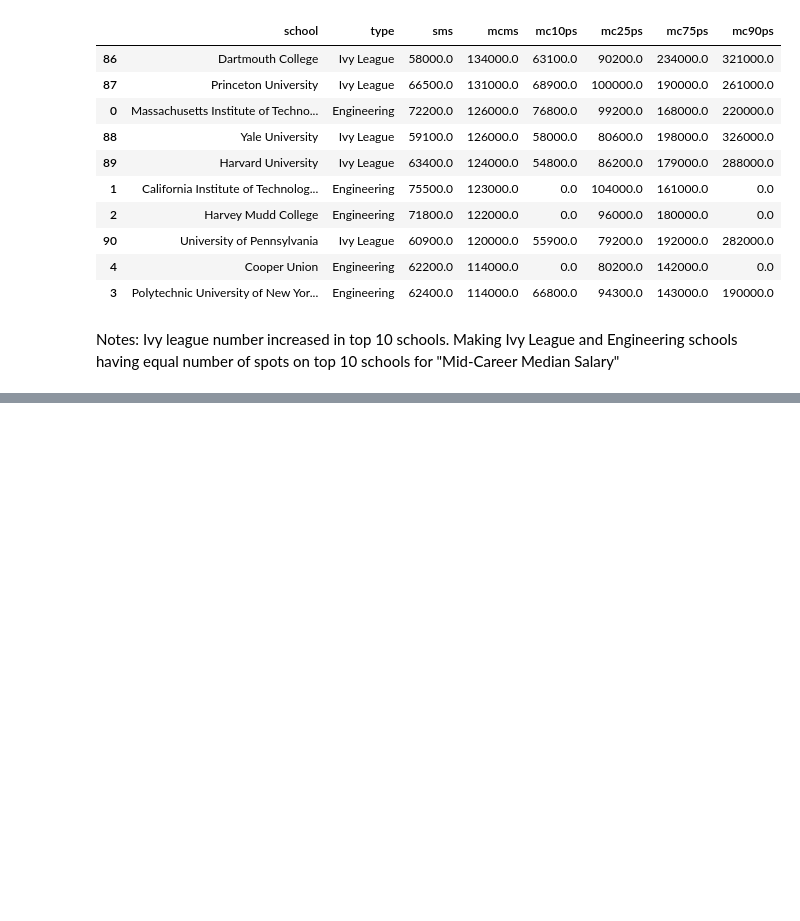
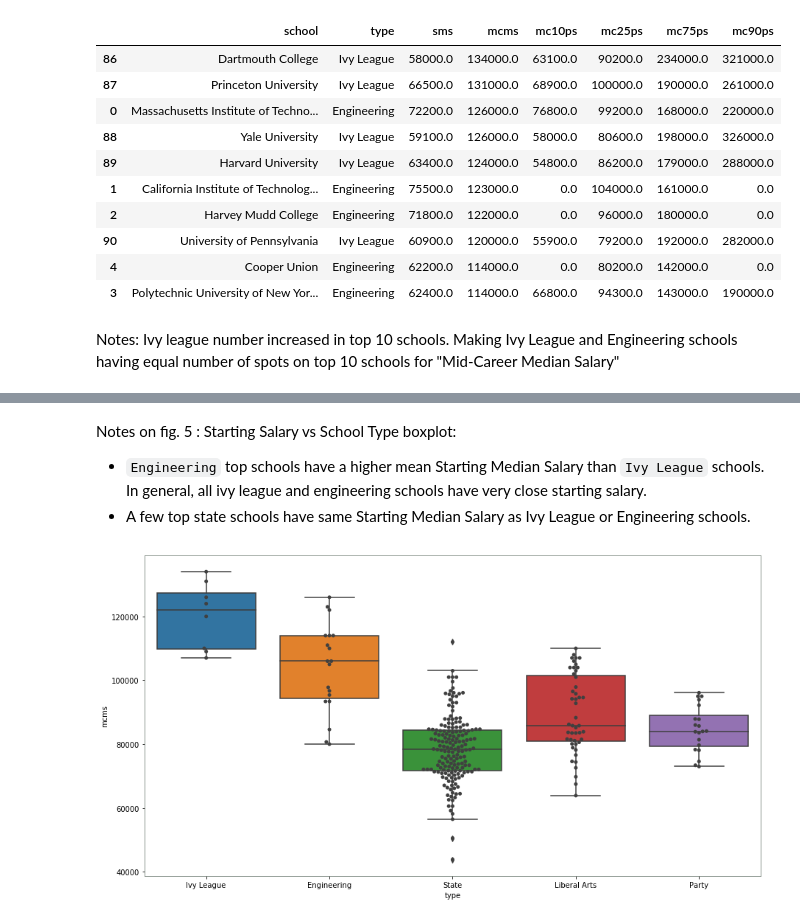
Before and after one commit to ccny-data/College_Major_Data, a Jupyter notebook: playground/college_salaries.ipynb, the cells around one changed output, grey strips where cells are left out. Drawn from its saved outputs; the diff is of its cells as text; code cells hidden in the pictures; blank space fills up the shorter version.

```diff
--- a/playground/college_salaries.ipynb
+++ b/playground/college_salaries.ipynb
@@ -253,0 +308,15 @@ Notes: Ivy league number increased in top 10 schools. Making Ivy League and Engi
+# %% [markdown]
+Notes on fig. 5 : Starting Salary vs School Type boxplot:
+
+
+*  `Engineering` top schools have a higher mean Starting Median Salary than `Ivy League` schools. In general, all ivy league and engineering schools have very close starting salary.
+*   A few top state schools have same Starting Median Salary as Ivy League or Engineering schools.
+# %%
+# fig. 6 : Mid-Career Median Salary vs School Type boxplot
+# set fig. size
+f, ax = plt.subplots(figsize=(15, 8))
+
+ax = sns.boxplot(x="type", y="mcms", data=colleges)
+ax = sns.swarmplot(x="type", y="mcms", data=colleges, color=".25")
+# %% [output]
+[figure, added]
```
Also changed, not shown: parts of 10 cells of this notebook.
